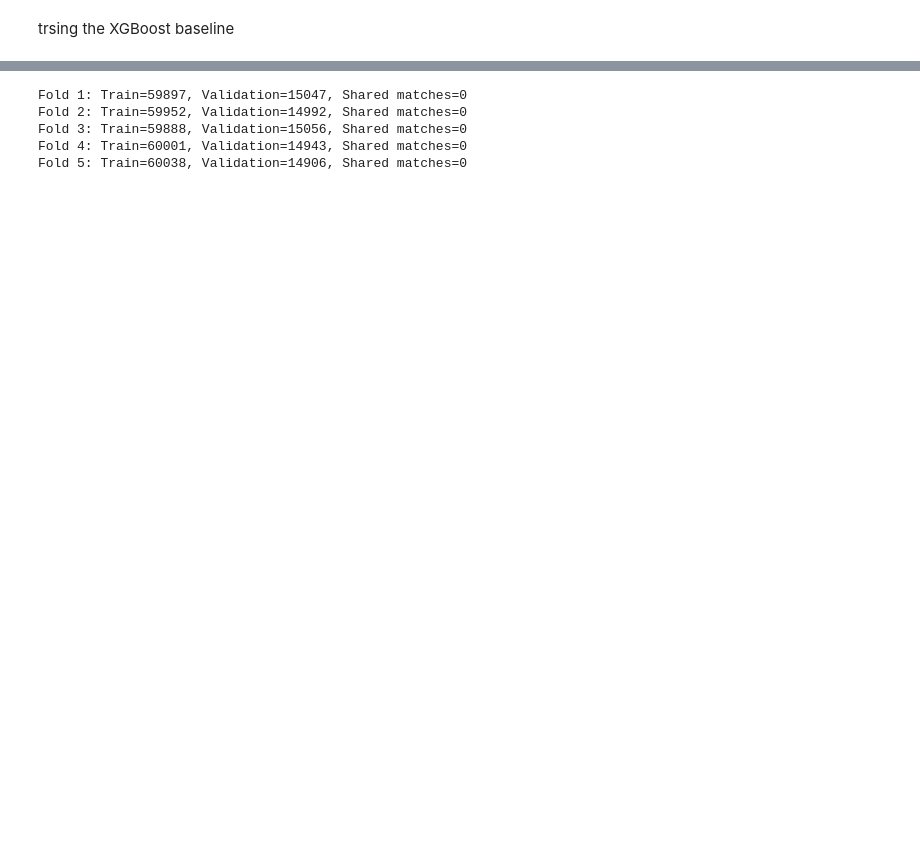
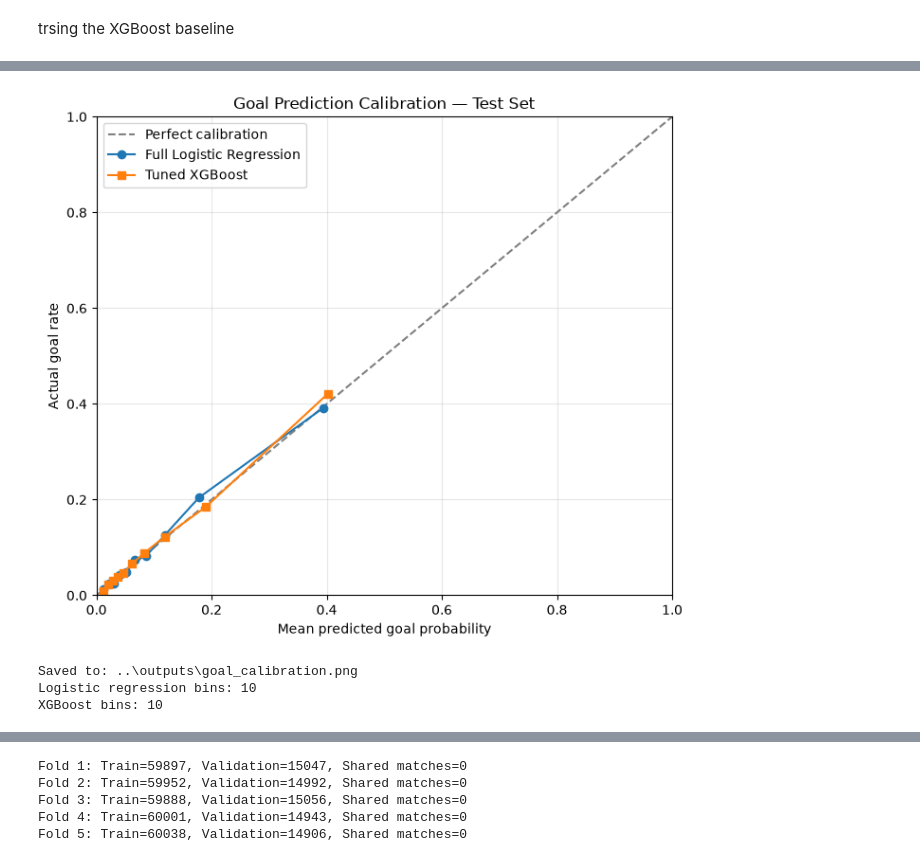
Before and after one commit to darpan-chapagain/goal-pass-predictor, a Jupyter notebook: notebooks/05_goal_baselines.ipynb, the cells around one changed output, grey strips where cells are left out. Drawn from its saved outputs; the diff is of its cells as text; code cells hidden in the pictures; blank space fills up the shorter version.

Commit message:
Complete goal prediction models, evaluation, and plots

```diff
--- a/notebooks/05_goal_baselines.ipynb
+++ b/notebooks/05_goal_baselines.ipynb
@@ -315,0 +596,14 @@ dtype: float32
+# %%
+FinalYTest = FinalTestShots["goal"].to_numpy(dtype=int)
+
+XGBResults = resultsRow(
+    "Tuned XGBoost",
+    FinalYTrain,
+    FinalTrainPredictions,
+    OOFActual,
+    OOFPredictions,
+    FinalYTest,
+    FinalTestPredictions
+)
+
+print(XGBResults)
@@ -315,0 +1126,64 @@ dtype: float32
+# %%
+import matplotlib.pyplot as plt
+
+LogregCalibration = calibration(
+    FinalYTest,
+    FullFinalTestPredictions,
+    bins=10
+)
+
+XGBCalibration = calibration(
+    FinalYTest,
+    FinalTestPredictions,
+    bins=10
+)
+
+plt.figure(figsize=(7, 6))
+
+plt.plot(
+    [0, 1],
+    [0, 1],
+    "--",
+    color="gray",
+    label="Perfect calibration"
+)
+
+plt.plot(
+    LogregCalibration["predicted"],
+    LogregCalibration["actual"],
+    marker="o",
+    label="Full Logistic Regression"
+)
+
+plt.plot(
+    XGBCalibration["predicted"],
+    XGBCalibration["actual"],
+    marker="s",
+    label="Tuned XGBoost"
+)
+
+plt.xlabel("Mean predicted goal probability")
+plt.ylabel("Actual goal rate")
+plt.title("Goal Prediction Calibration — Test Set")
+plt.xlim(0, 1)
+plt.ylim(0, 1)
+plt.legend()
+plt.grid(alpha=0.3)
+plt.tight_layout()
+
+plt.savefig(
+    OutputFolder / "goal_calibration.png",
+    dpi=300,
+    bbox_inches="tight"
+)
+
+plt.show()
+
+print("Saved to:", OutputFolder / "goal_calibration.png")
+print("Logistic regression bins:", len(LogregCalibration))
+print("XGBoost bins:", len(XGBCalibration))
+# %% [output]
+[figure, added]
+Saved to: ..\outputs\goal_calibration.png
+Logistic regression bins: 10
+XGBoost bins: 10
```
Also changed, not shown: parts of 59 cells of this notebook, 5 other files.
